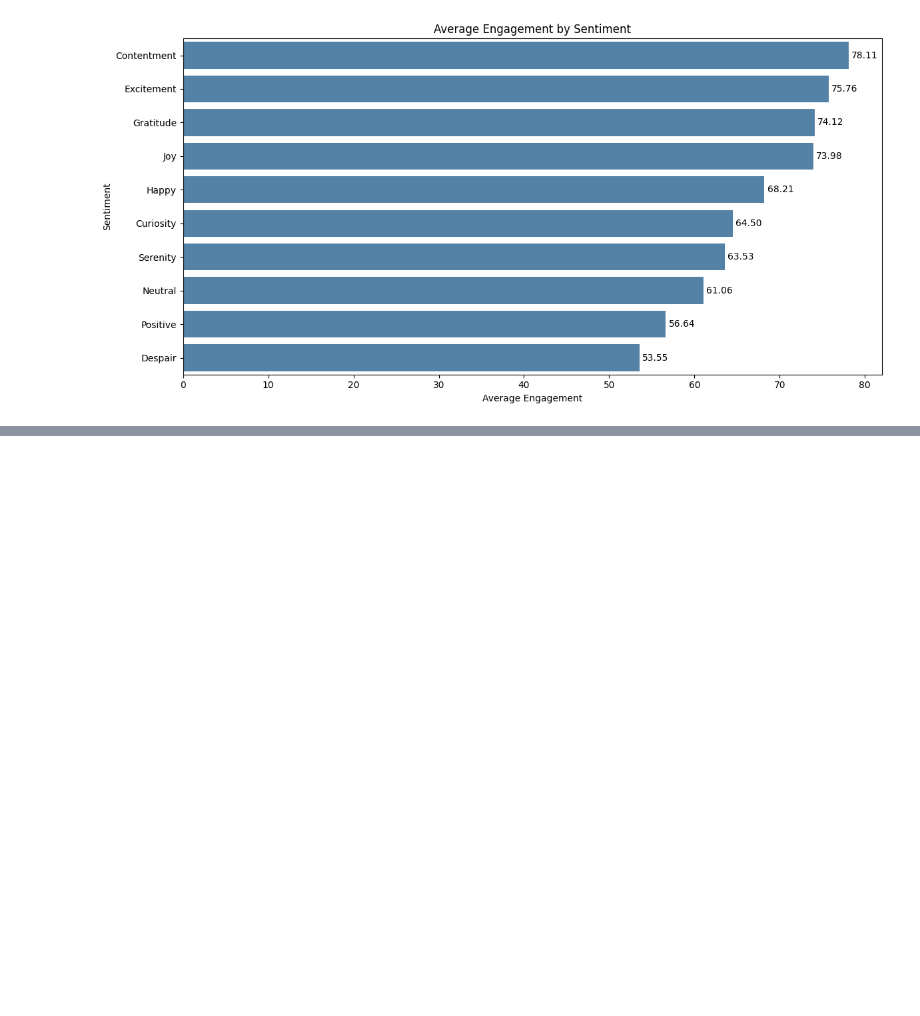
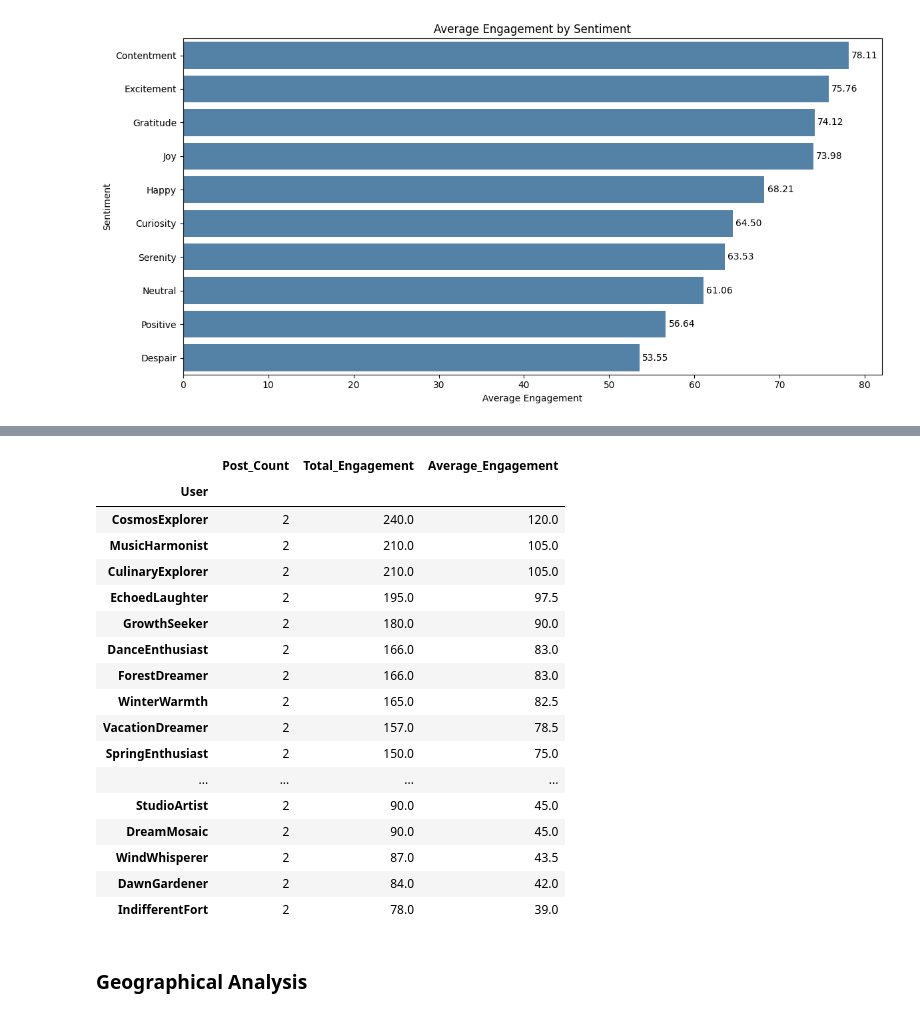
Before and after one commit to euiedavid/social-media-sentiments-analysis, a Jupyter notebook: notebook/social_media_sentiments_eda.ipynb, the cells around one changed output, grey strips where cells are left out. Cells and saved outputs as stored; diff of their text form; code cells hidden in the pictures; blank space fills up the shorter version.

Commit message:
notebook: concluded geographical and user analysis

```diff
--- a/notebook/social_media_sentiments_eda.ipynb
+++ b/notebook/social_media_sentiments_eda.ipynb
@@ -1262,0 +1329,15 @@ plt.show()
+# %%
+# calculate engagement metrics per user
+user_engagement = data.groupby('User').agg(
+    Post_Count=('Total Engagement', 'count'),
+    Total_Engagement=('Total Engagement', 'sum'),
+    Average_Engagement=('Total Engagement', 'mean')
+)
+
+# sort users by average engagement
+user_engagement = user_engagement.sort_values(
+    by='Average_Engagement',
+    ascending=False
+)
+
+user_engagement.head(10)
@@ -1262,0 +1357,34 @@ plt.show()
+# %%
+# Filter users who published exactly two posts
+two_post_users = user_engagement[
+    user_engagement['Post_Count'] == 2
+]
+
+# Sort by average engagement
+two_post_users = two_post_users.sort_values(
+    by='Average_Engagement',
+    ascending=False
+)
+
+two_post_users
+# %% [output]
+|  | Post_Count | Total_Engagement | Average_Engagement |
+| User |  |  |  |
+| CosmosExplorer | 2 | 240.0 | 120.0 |
+| MusicHarmonist | 2 | 210.0 | 105.0 |
+| CulinaryExplorer | 2 | 210.0 | 105.0 |
+| EchoedLaughter | 2 | 195.0 | 97.5 |
+| GrowthSeeker | 2 | 180.0 | 90.0 |
+| DanceEnthusiast | 2 | 166.0 | 83.0 |
+| ForestDreamer | 2 | 166.0 | 83.0 |
+| WinterWarmth | 2 | 165.0 | 82.5 |
+| VacationDreamer | 2 | 157.0 | 78.5 |
+| SpringEnthusiast | 2 | 150.0 | 75.0 |
+| ... | ... | ... | ... |
+| StudioArtist | 2 | 90.0 | 45.0 |
+| DreamMosaic | 2 | 90.0 | 45.0 |
+| WindWhisperer | 2 | 87.0 | 43.5 |
+| DawnGardener | 2 | 84.0 | 42.0 |
+| IndifferentFort | 2 | 78.0 | 39.0 |
+# %% [markdown]
+### **Geographical Analysis**
```
Also changed, not shown: parts of 13 cells of this notebook.
